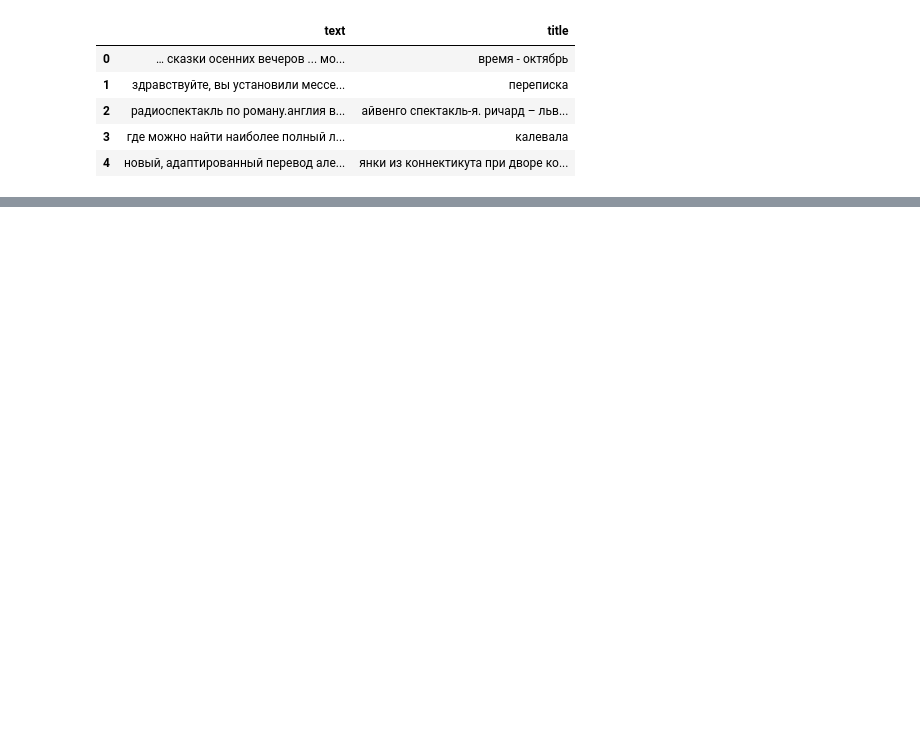
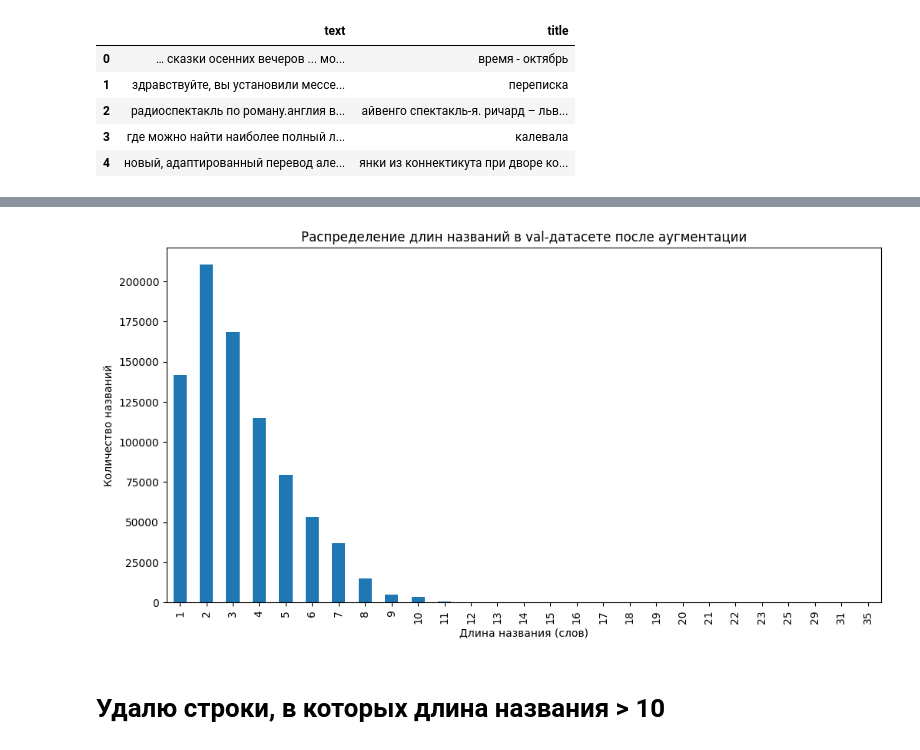
Before and after one commit to VeronikaSteklo/generation_names, a Jupyter notebook: work_with_data/data_analysis.ipynb, the cells around one changed output, grey strips where cells are left out. Cells and saved outputs as stored; diff of their text form; code cells hidden in the pictures; blank space fills up the shorter version.

```diff
--- a/work_with_data/data_analysis.ipynb
+++ b/work_with_data/data_analysis.ipynb
@@ -175,0 +173,15 @@ data.to_csv("../data/temp_data/all_data.csv", index=False)
+# %%
+val_df = pd.read_csv("../data/all_data_augmented/val_df.csv")
+# %%
+val_df["title_len"] = val_df.title.apply(lambda x: len(str(x).split()))
+
+length_counts_aug_val = val_df.groupby('title_len').size()
+
+plt.figure(figsize=(12,6))
+length_counts_aug.plot(kind='bar')
+plt.xlabel("Длина названия (слов)")
+plt.ylabel("Количество названий")
+plt.title("Распределение длин названий в val-датасете после аугментации")
+plt.show()
+# %% [output]
+[figure, added]
@@ -175,0 +225,2 @@ data.to_csv("../data/temp_data/all_data.csv", index=False)
+# %% [markdown]
+# Удалю строки, в которых длина названия > 10
```
Also changed, not shown: parts of 19 cells of this notebook, 1 other file.
